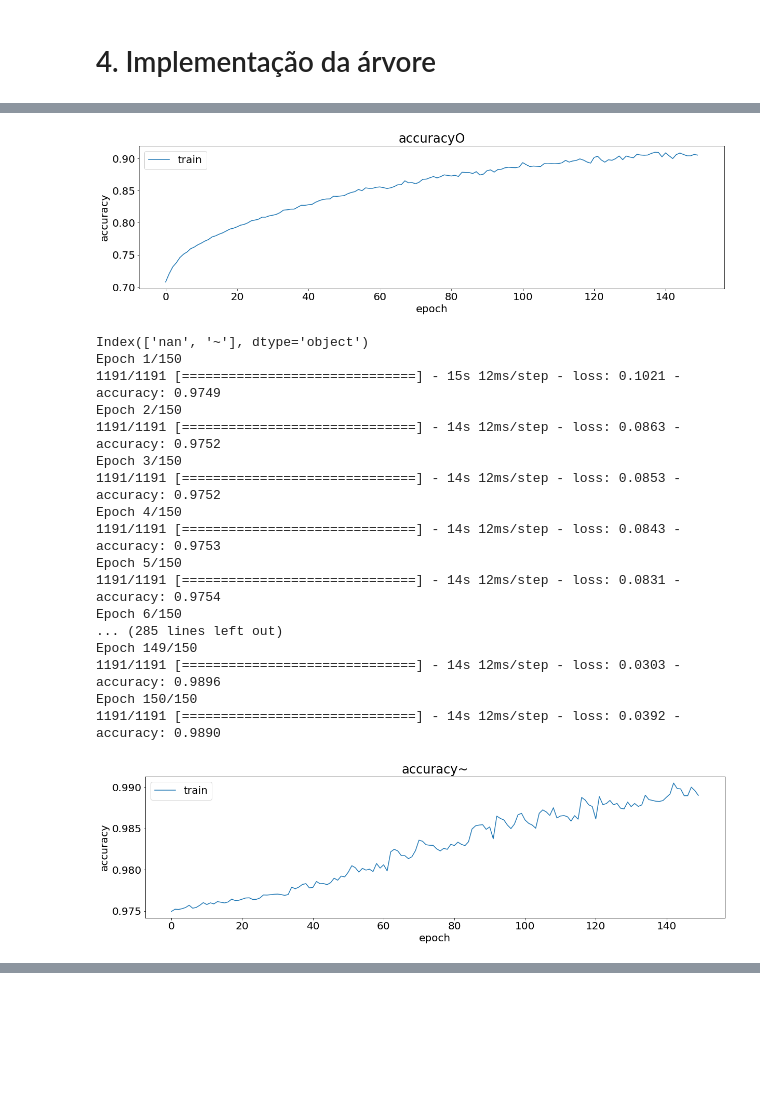
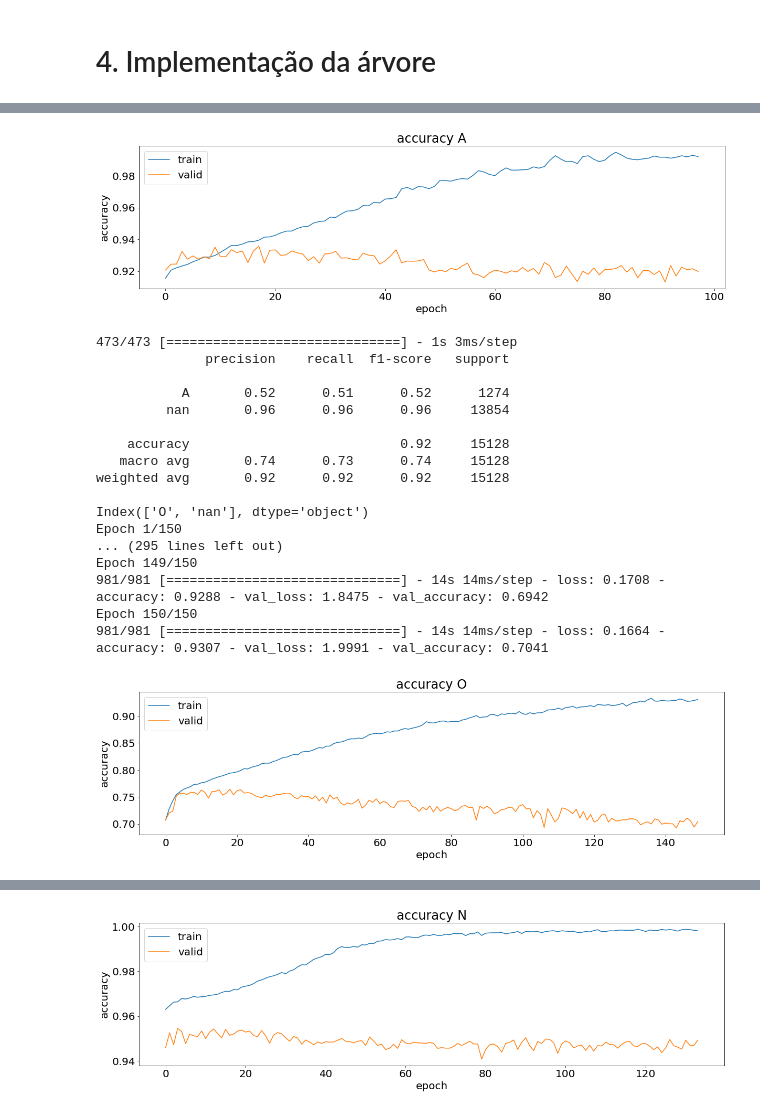
Before and after one commit to gabrie1-s/cnn-1d, a Jupyter notebook: test_tree.ipynb, the cells around one changed output, grey strips where cells are left out. Cells and saved outputs as stored; diff of their text form; code cells hidden in the pictures; blank space fills up the shorter version.

```diff
--- a/test_tree.ipynb
+++ b/test_tree.ipynb
@@ -273,9 +277,10 @@ from tensorflow.keras.optimizers import Adam, SGD, RMSprop, Adadelta, Adagrad, A
 # %%
 y_train = classes_2
 x_train = list(signals_2)
+x_train = np.array(x_train)
 
-x_train = np.array(x_train)
-# x_valid = np.array(x_valid)
+x_valid = np.array(list(d_valid["signals"]))
+y_valid = d_valid["classes"]
 x_test = np.array(x_test)
 # %%
 # x_train = x_train.reshape(x_train.shape[0], x_train.shape[1], 1)
@@ -355,26 +366,20 @@ class BinaryTreeNode:
     self.leftChild = None
     self.rightChild=None
 # %%
-def print_history(history, classe):
+def print_history(history, classe, classificador, x_valid, y_valid, columns):
     plt.plot(history.history['accuracy'])
-    plt.title('accuracy'+classe)
+    plt.plot(history.history['val_accuracy'])
+    plt.title('accuracy '+classe)
     plt.ylabel('accuracy')
     plt.xlabel('epoch')
-    plt.legend(['train'], loc='upper left')
+    plt.legend(['train', 'valid'], loc='upper left')
     plt.savefig('plot '+classe+'.png')
     plt.show()
+
+    y_pred = classificador.predict(x_valid)
+    y_pred = pd.DataFrame(y_pred)
+    y_pred.columns = columns
+
+    y_pred = y_pred.idxmax(axis=1)
+    relatorio = classification_report(y_valid, y_pred)
+    print(relatorio)
-# %%
-def build_tree(x_train, y_train, classes_array):
-
-  for i in ['O', '~']:
-    nan_v = []
-    for j in classes_array:
-      if j != i:
-        nan_v.append(j)
-
-
-    chosen = i
-
-    y_next = y_train.replace(nan_v, "nan")
-    columns, model, history = create_cnn(x_train, y_next)
-    print_history(history, chosen)
@@ -381,6 +431,6 @@ def build_tree(x_train, y_train, classes_array):
 # %%
-classes_array = []
-[classes_array.append(item) for item in y_train if item not in classes_array]
+classes_array = ['A', 'O', 'N', '~']
+# [classes_array.append(item) for item in y_train if item not in classes_array]
 root = RootNode()
-build_tree(x_train, y_train, classes_array)
+build_tree(x_train, y_train,x_valid, y_valid, classes_array, root)
 # %% [output]
@@ -404,19 +454,19 @@ Epoch 150/150
-[figure, old version]
+[figure, new version]
-Index(['nan', '~'], dtype='object')
+473/473 [==============================] - 1s 3ms/step
+              precision    recall  f1-score   support
+
+           A       0.52      0.51      0.52      1274
+         nan       0.96      0.96      0.96     13854
+
+    accuracy                           0.92     15128
+   macro avg       0.74      0.73      0.74     15128
+weighted avg       0.92      0.92      0.92     15128
+
+Index(['O', 'nan'], dtype='object')
 Epoch 1/150
-1191/1191 [==============================] - 15s 12ms/step - loss: 0.1021 - accuracy: 0.9749
-Epoch 2/150
-1191/1191 [==============================] - 14s 12ms/step - loss: 0.0863 - accuracy: 0.9752
-Epoch 3/150
-1191/1191 [==============================] - 14s 12ms/step - loss: 0.0853 - accuracy: 0.9752
-Epoch 4/150
-1191/1191 [==============================] - 14s 12ms/step - loss: 0.0843 - accuracy: 0.9753
-Epoch 5/150
-1191/1191 [==============================] - 14s 12ms/step - loss: 0.0831 - accuracy: 0.9754
-Epoch 6/150
-... (285 lines left out)
+... (295 lines left out)
 Epoch 149/150
-1191/1191 [==============================] - 14s 12ms/step - loss: 0.0303 - accuracy: 0.9896
+981/981 [==============================] - 14s 14ms/step - loss: 0.1708 - accuracy: 0.9288 - val_loss: 1.8475 - val_accuracy: 0.6942
 Epoch 150/150
-1191/1191 [==============================] - 14s 12ms/step - loss: 0.0392 - accuracy: 0.9890
+981/981 [==============================] - 14s 14ms/step - loss: 0.1664 - accuracy: 0.9307 - val_loss: 1.9991 - val_accuracy: 0.7041
-[figure, old version]
+[figure, new version]
@@ -422,0 +490 @@ Epoch 150/150
+[figure, added]
```
Also changed, not shown: parts of 9 cells of this notebook.
